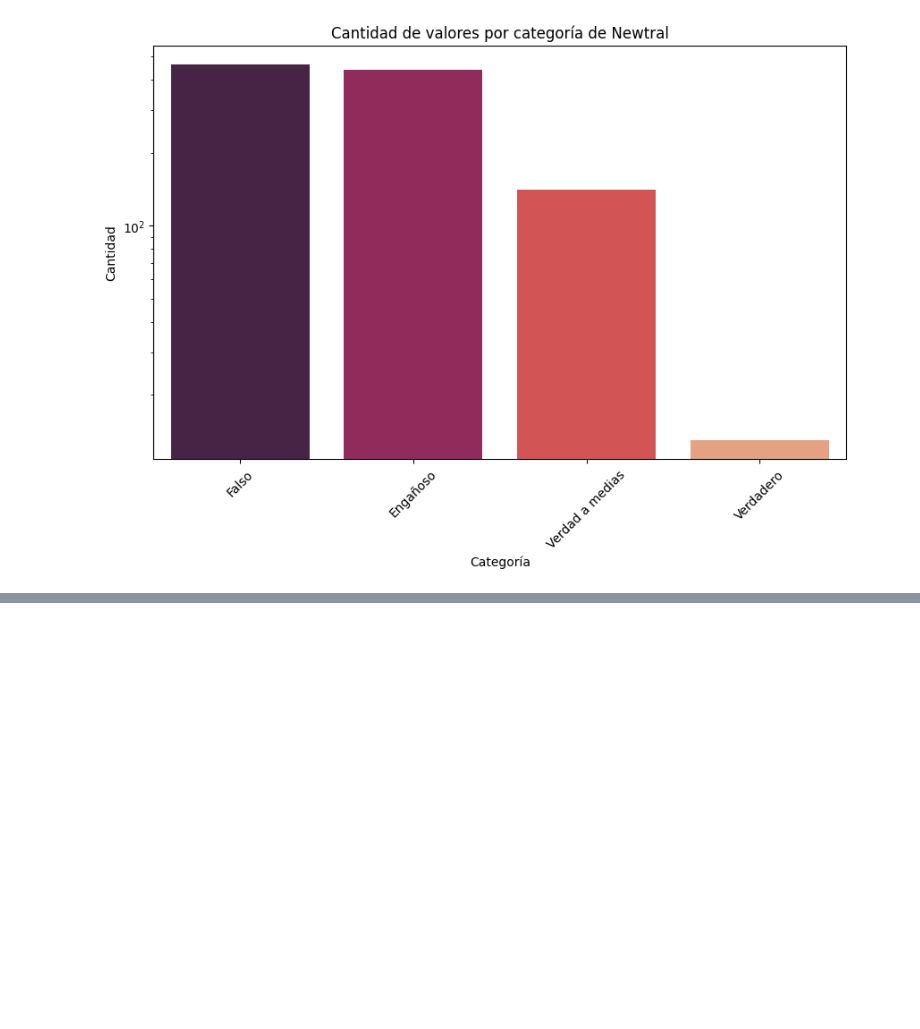
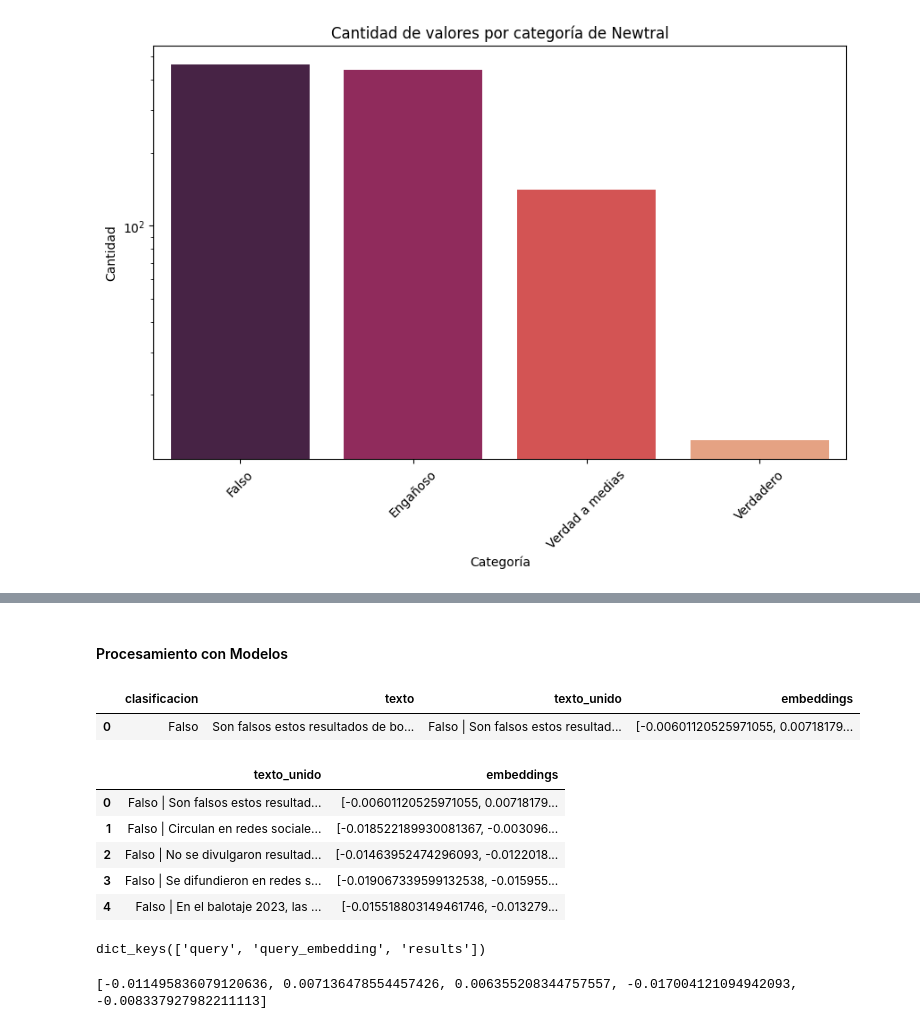
Before and after one commit to Verificado-Profesional/data-processing, a Jupyter notebook: veracity classification/scraped_data.ipynb, the cells around one changed output, grey strips where cells are left out. Drawn from its saved outputs; the diff is of its cells as text; code cells hidden in the pictures; blank space fills up the shorter version.

```diff
--- a/veracity classification/scraped_data.ipynb
+++ b/veracity classification/scraped_data.ipynb
@@ -215,0 +339,4 @@ Texto:  "En ocho años, este gobierno ha construido 74 viviendas"
+# %%
+text_data = data['texto_unido'].tolist()
+# %%
+embedding_generator.load_text(text_data)
@@ -215,0 +357,2 @@ Texto:  "En ocho años, este gobierno ha construido 74 viviendas"
+# %%
+embeddings = embedding_generator.embeddings
@@ -215,0 +371,2 @@ Texto:  "En ocho años, este gobierno ha construido 74 viviendas"
+# %%
+data.loc[:, 'embeddings'] = embeddings
@@ -215,0 +376,2 @@ Texto:  "En ocho años, este gobierno ha construido 74 viviendas"
+# %% [markdown]
+#### Procesamiento con Modelos
@@ -215,0 +383,16 @@ Texto:  "En ocho años, este gobierno ha construido 74 viviendas"
+# %%
+dataset = pd.read_csv("./data/embeddings_chequeado.csv")
+dataset.head(1)
+# %% [output]
+|  | clasificacion | texto | texto_unido | embeddings |
+| 0 | Falso | Son falsos estos resultados de bo... | Falso | Son falsos estos resultad... | [-0.00601120525971055, 0.00718179... |
+# %%
+data_query = data[['texto_unido','embeddings']]
+data_query.head(5)
+# %% [output]
+|  | texto_unido | embeddings |
+| 0 | Falso | Son falsos estos resultad... | [-0.00601120525971055, 0.00718179... |
+| 1 | Falso | Circulan en redes sociale... | [-0.018522189930081367, -0.003096... |
+| 2 | Falso | No se divulgaron resultad... | [-0.01463952474296093, -0.0122018... |
+| 3 | Falso | Se difundieron en redes s... | [-0.019067339599132538, -0.015955... |
+| 4 | Falso | En el balotaje 2023, las ... | [-0.015518803149461746, -0.013279... |
@@ -215,0 +412,9 @@ Texto:  "En ocho años, este gobierno ha construido 74 viviendas"
+# %%
+response_covid.keys()
+# %% [output]
+dict_keys(['query', 'query_embedding', 'results'])
+# %%
+# first element of tuple: embeddings of the similar text as query
+print (response_covid['results'][0][0][:5])
+# %% [output]
+[-0.011495836079120636, 0.007136478554457426, 0.006355208344757557, -0.017004121094942093, -0.008337927982211113]
```
Also changed, not shown: parts of 57 cells of this notebook, 3 other files.
